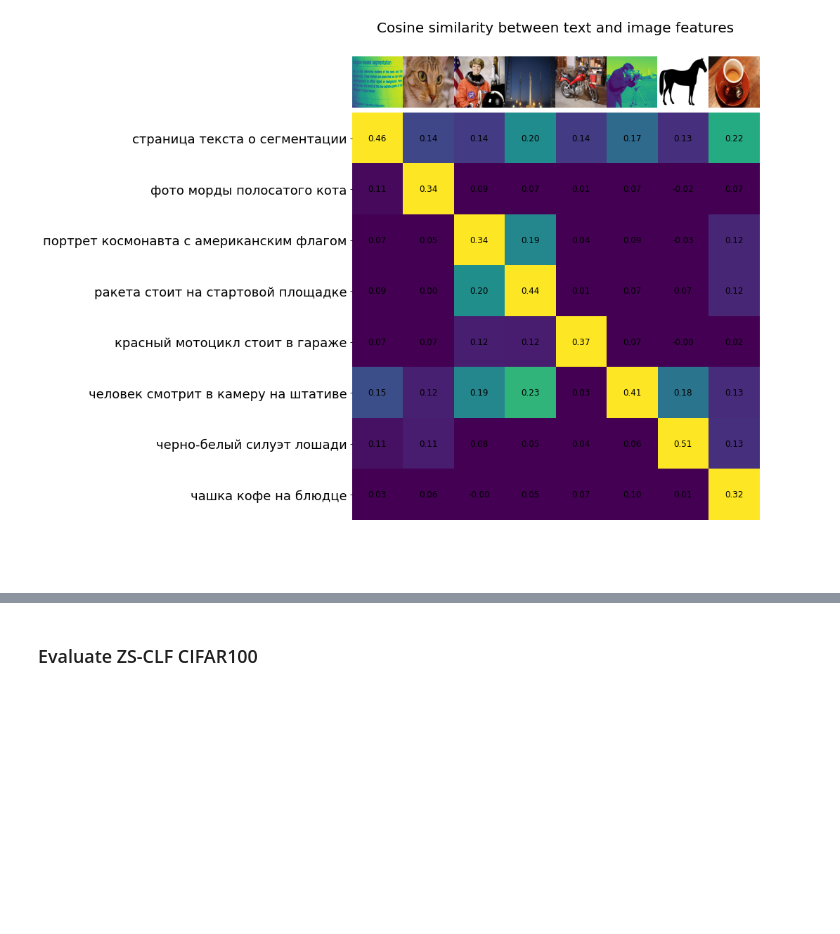
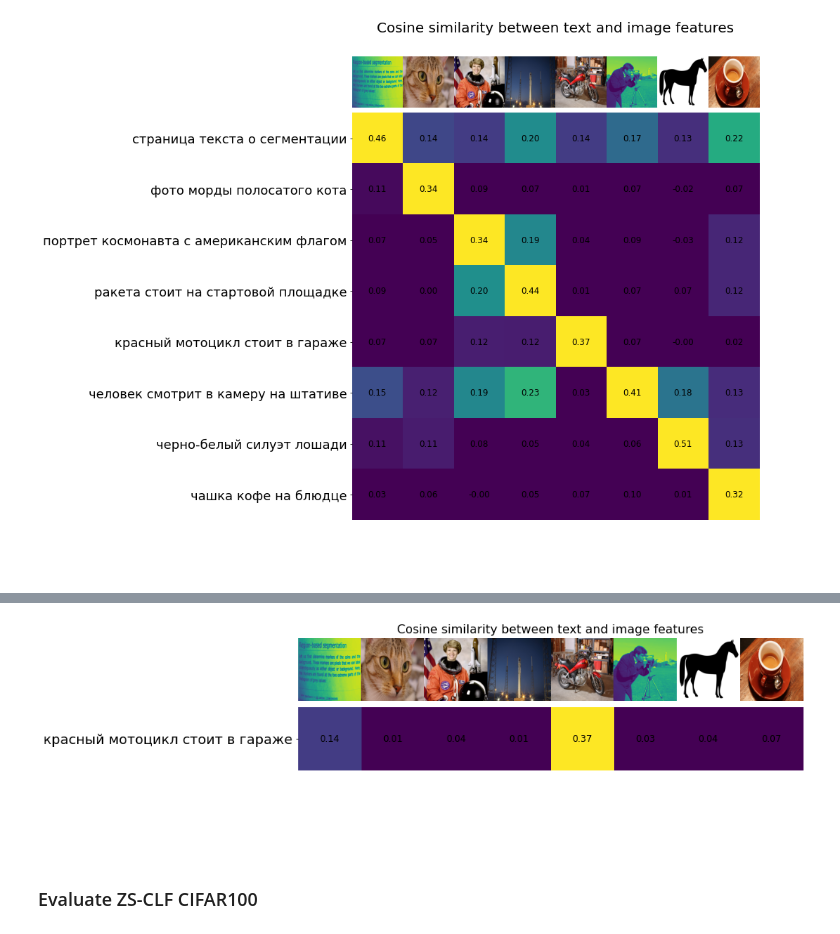
Before and after one commit to comptech-winter-school/image-finder, a Jupyter notebook: colabs/comptech_ruclip_usage.ipynb, the cells around one changed output, grey strips where cells are left out. Saved outputs shown, nothing was run; the diff lists cells and outputs as text; code cells hidden in the pictures; blank space fills up the shorter version.

```diff
--- a/colabs/comptech_ruclip_usage.ipynb
+++ b/colabs/comptech_ruclip_usage.ipynb
@@ -136,3 +267,8 @@ Text(0.5, 1.0, 'Cosine similarity between text and image features')
+# %%
+text = 'красный мотоцикл стоит в гараже'
+cos_similarity(predictor, text, pil_images, plot=True)
+# %% [output]
+[figure, added]
 # %% [markdown]
 ### Evaluate ZS-CLF CIFAR100
 # %%
```
Also changed, not shown: parts of 10 cells of this notebook.
